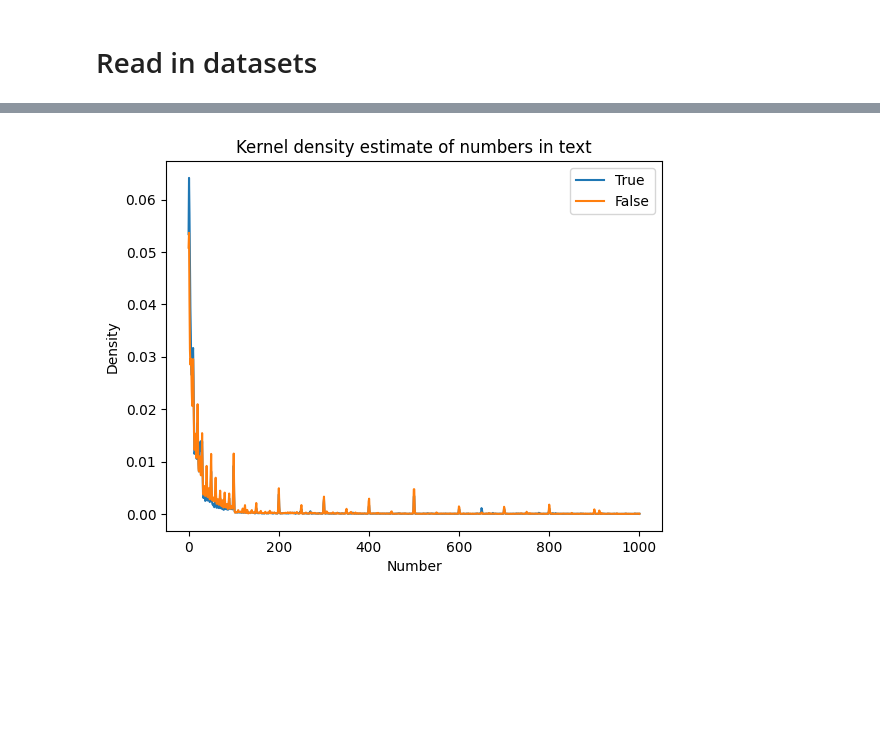
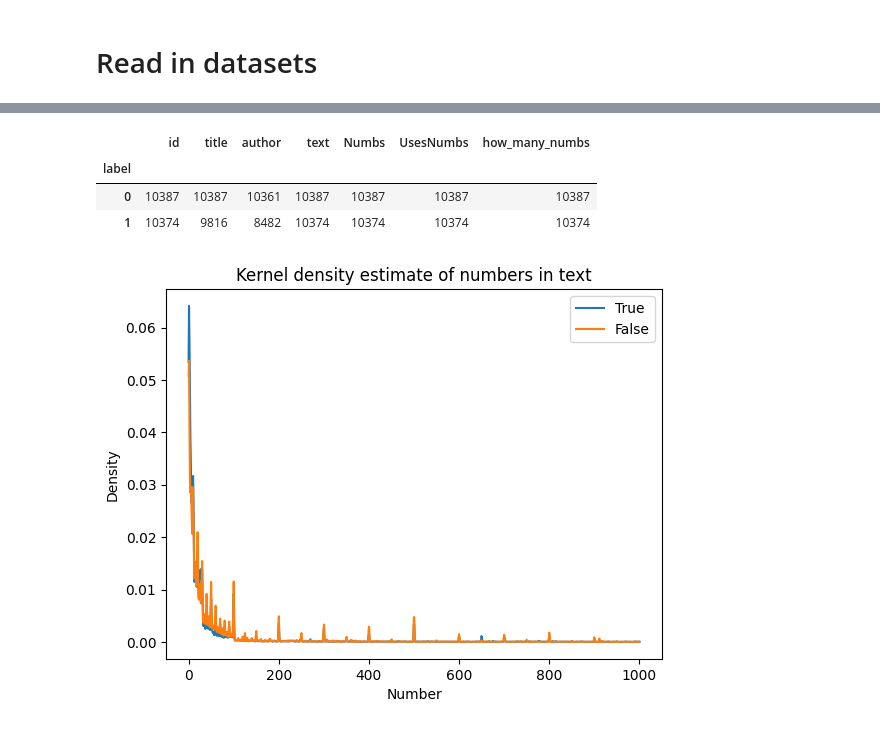
Before and after one commit to Fontanapink/Detecting-Fake-News-A-Machine-Learning-Approach, a Jupyter notebook: EDA/Use of numbers.ipynb, the cells around one changed output, grey strips where cells are left out. Saved outputs shown, nothing was run; the diff lists cells and outputs as text; code cells hidden in the pictures; blank space fills up the shorter version.

```diff
--- a/EDA/Use of numbers.ipynb
+++ b/EDA/Use of numbers.ipynb
@@ -47,4 +47,12 @@ df.head()
 | 2 | 2 | Why the Truth Might Get You Fired | Consortiumnews.com | Why the Truth Might Get You Fired... | 1 | [29, 2016, 2003, 9, 11, 19, 2003,... | 1 | 9 |
 | 3 | 3 | 15 Civilians Killed In Single US ... | Jessica Purkiss | Videos 15 Civilians Killed In Sin... | 1 | [15, 2014, 15, 28, 15, 13, 15, 19... | 1 | 13 |
 | 4 | 4 | Iranian woman jailed for fictiona... | Howard Portnoy | Print \r\nAn Iranian woman has be... | 1 | [35, 36, 19] | 1 | 3 |
+# %%
+## percentage and counts of articles with label == 1
+df.groupby('label').count()
+# %% [output]
+|  | id | title | author | text | Numbs | UsesNumbs | how_many_numbs |
+| label |  |  |  |  |  |  |  |
+| 0 | 10387 | 10387 | 10361 | 10387 | 10387 | 10387 | 10387 |
+| 1 | 10374 | 9816 | 8482 | 10374 | 10374 | 10374 | 10374 |
 # %%
```
Also changed, not shown: parts of 2 cells of this notebook.
